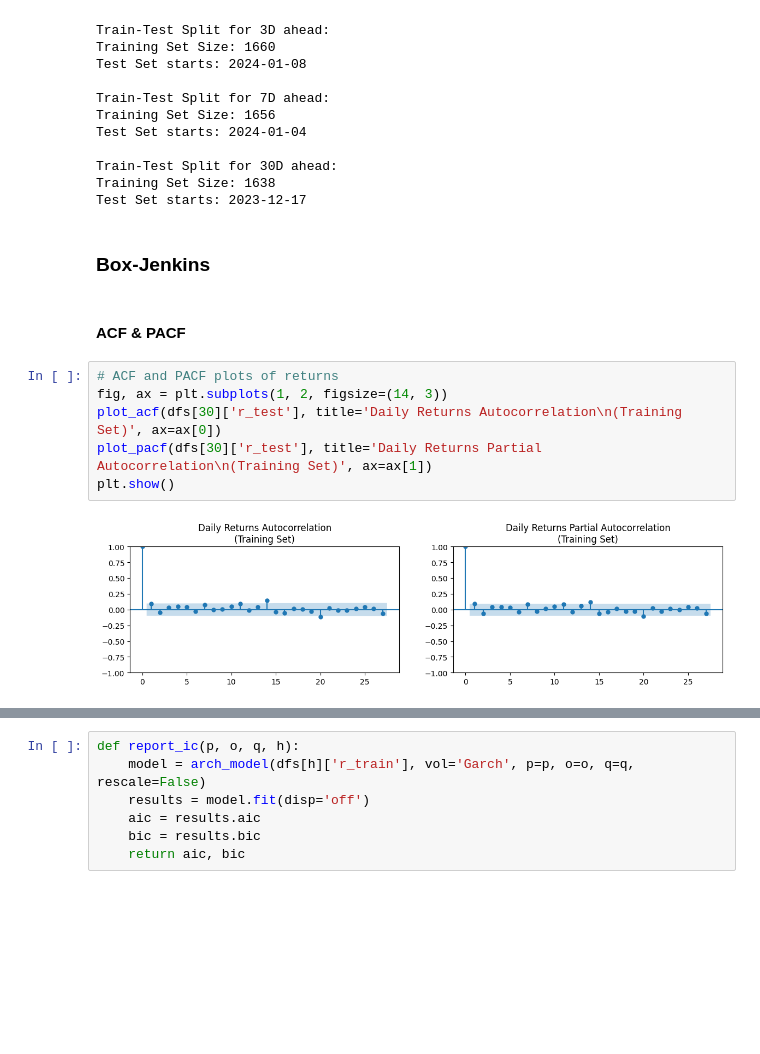
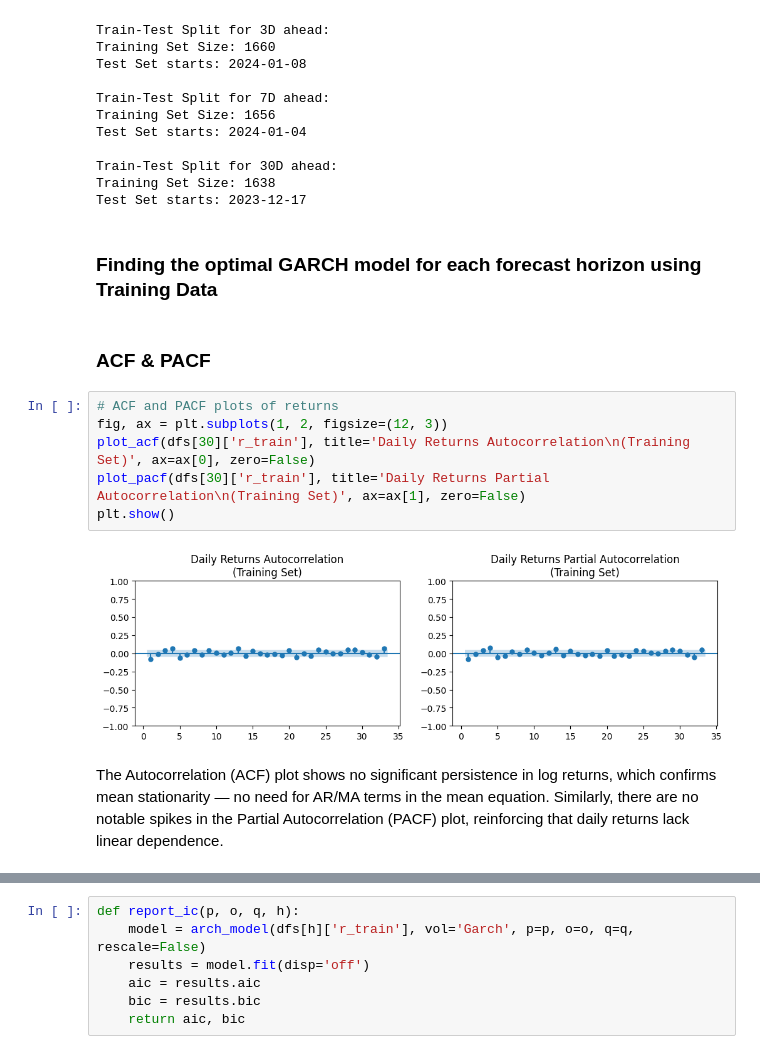
Before and after one commit to kiwi-lemongrass/DSE4101_Individual-Project, a Jupyter notebook: src/GARCH.ipynb, the cells around one changed output, grey strips where cells are left out. Drawn from its saved outputs; the diff is of its cells as text; blank space fills up the shorter version.

Commit message:
update garch

```diff
--- a/src/GARCH.ipynb
+++ b/src/GARCH.ipynb
@@ -50,15 +75,17 @@ Test Set starts: 2024-01-04
 Train-Test Split for 30D ahead:
 Training Set Size: 1638
 Test Set starts: 2023-12-17
-# %% [markdown]
-### Box-Jenkins
+# %% [markdown]
+### Finding the optimal GARCH model for each forecast horizon using Training Data
 # %% [markdown]
-#### ACF & PACF
+### ACF & PACF
 # %%
 # ACF and PACF plots of returns
-fig, ax = plt.subplots(1, 2, figsize=(14, 3))
-plot_acf(dfs[30]['r_test'], title='Daily Returns Autocorrelation\n(Training Set)', ax=ax[0])
-plot_pacf(dfs[30]['r_test'], title='Daily Returns Partial Autocorrelation\n(Training Set)', ax=ax[1])
+fig, ax = plt.subplots(1, 2, figsize=(12, 3))
+plot_acf(dfs[30]['r_train'], title='Daily Returns Autocorrelation\n(Training Set)', ax=ax[0], zero=False)
+plot_pacf(dfs[30]['r_train'], title='Daily Returns Partial Autocorrelation\n(Training Set)', ax=ax[1], zero=False)
 plt.show()
 # %% [output]
-[figure, old version]
+[figure, new version]
+# %% [markdown]
+The Autocorrelation (ACF) plot shows no significant persistence in log returns, which confirms mean stationarity — no need for AR/MA terms in the mean equation. Similarly, there are no notable spikes in the Partial Autocorrelation (PACF) plot, reinforcing that daily returns lack linear dependence.
```
Also changed, not shown: parts of 26 cells of this notebook, 49 other files.
